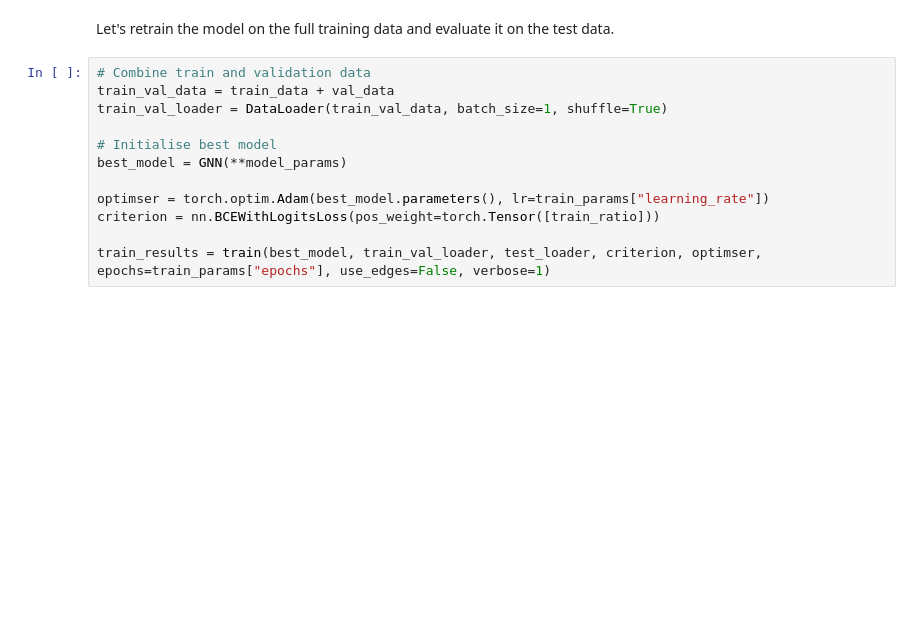
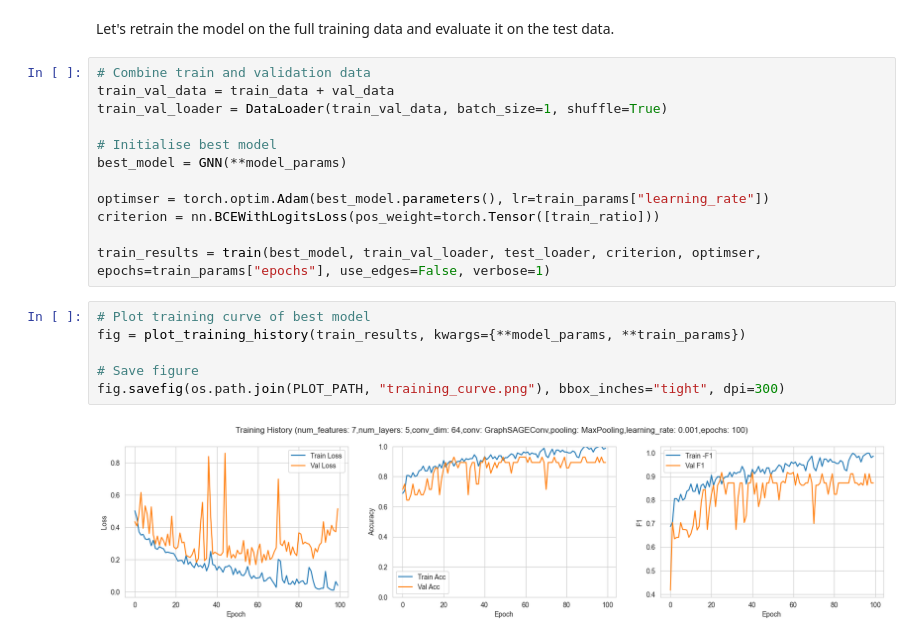
Before and after one commit to mikasenghaas/cs502, a Jupyter notebook: homeworks/2/Homework_2.ipynb, the cells around one changed output. Cells and saved outputs as stored; diff of their text form; blank space fills up the shorter version.

```diff
--- a/homeworks/2/Homework_2.ipynb
+++ b/homeworks/2/Homework_2.ipynb
@@ -1615,6 +2009,14 @@ optimser = torch.optim.Adam(best_model.parameters(), lr=train_params["learning_r
 criterion = nn.BCEWithLogitsLoss(pos_weight=torch.Tensor([train_ratio]))
 
 train_results = train(best_model, train_val_loader, test_loader, criterion, optimser, epochs=train_params["epochs"], use_edges=False, verbose=1)
+# %%
+# Plot training curve of best model
+fig = plot_training_history(train_results, kwargs={**model_params, **train_params})
+
+# Save figure
+fig.savefig(os.path.join(PLOT_PATH, "training_curve.png"), bbox_inches="tight", dpi=300)
+# %% [output]
+[figure, added]
 # %%
 # Test best model
 test_results = validate(best_model, test_loader, criterion, verbose=True)
```
Also changed, not shown: parts of 32 cells of this notebook.
